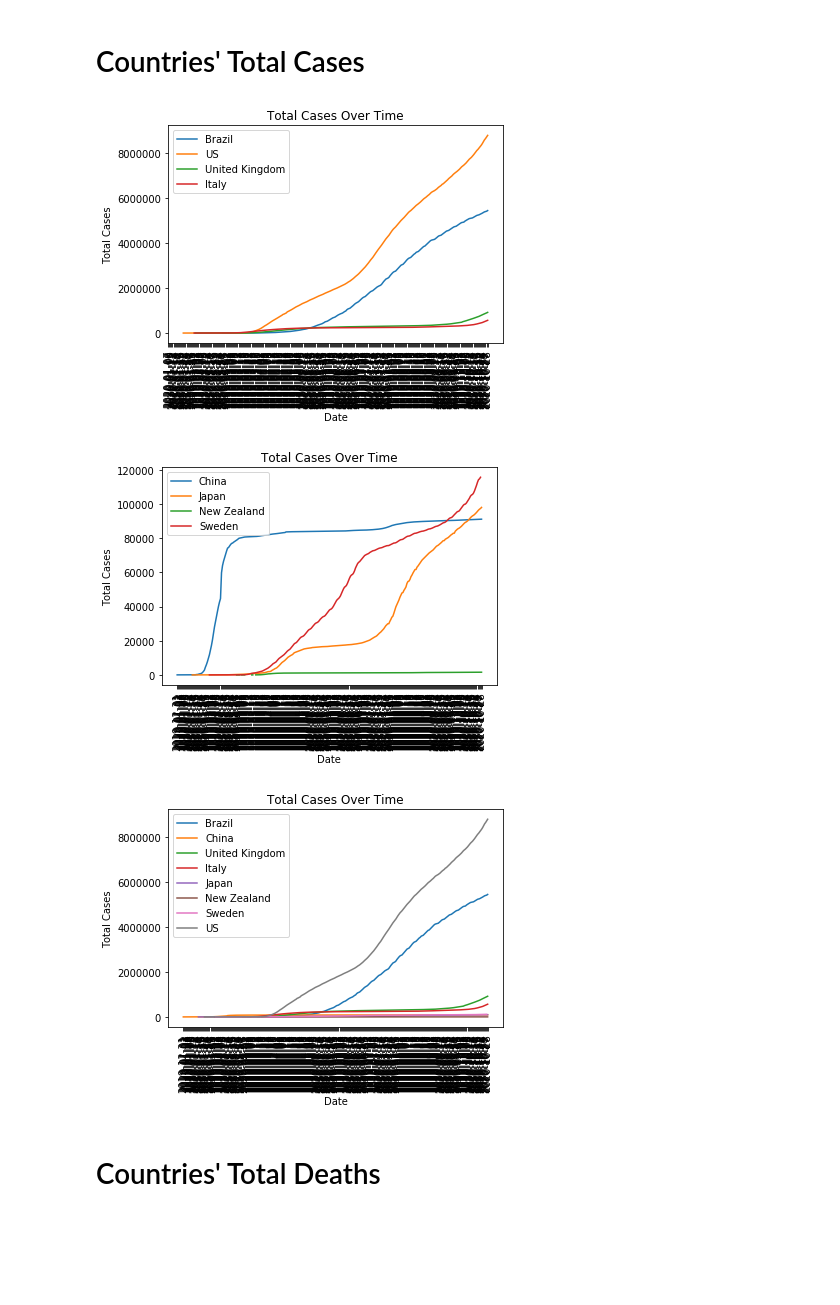
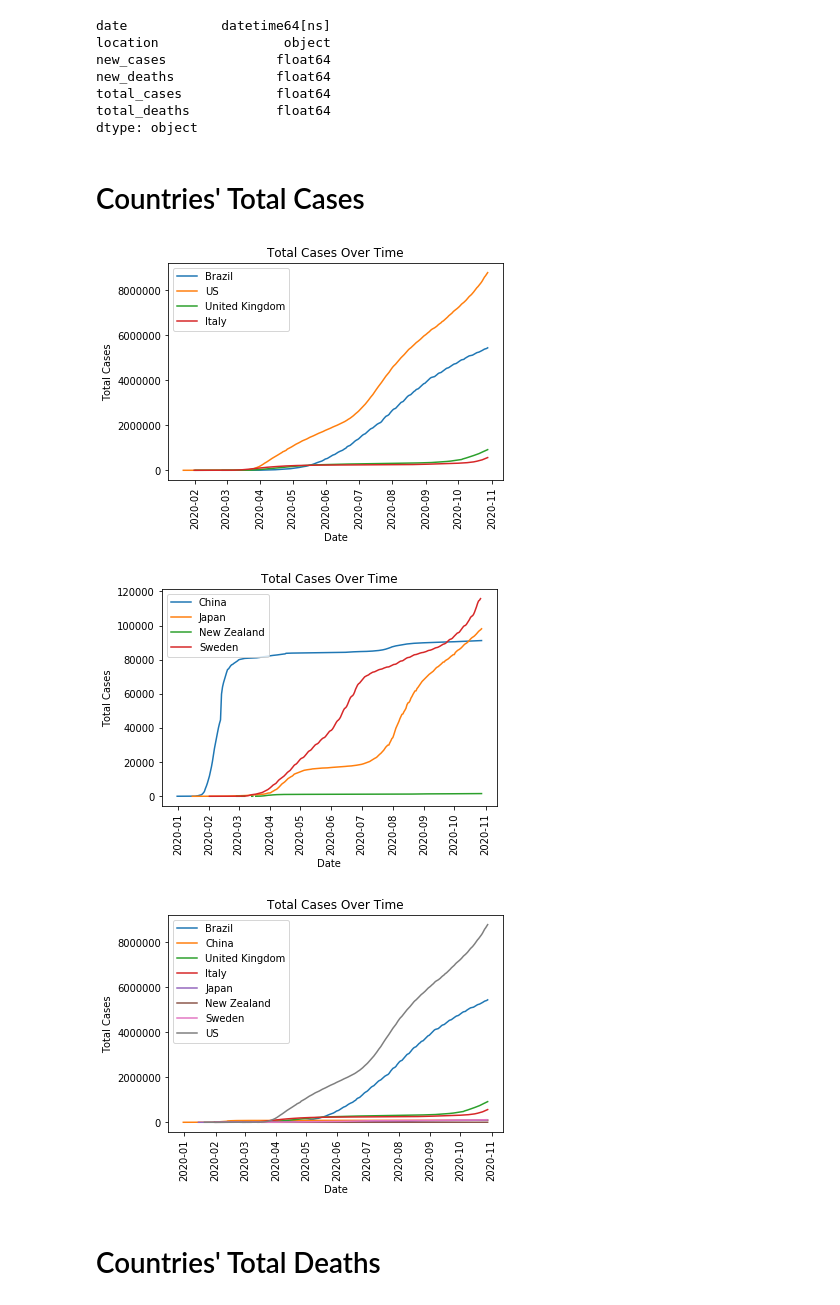
Before and after one commit to rejane-b/Project_1, a Jupyter notebook: Daily_Cases_Total_Cases.ipynb, the cells around one changed output. Saved outputs shown, nothing was run; the diff lists cells and outputs as text; code cells hidden in the pictures; blank space fills up the shorter version.

```diff
--- a/Daily_Cases_Total_Cases.ipynb
+++ b/Daily_Cases_Total_Cases.ipynb
@@ -15,6 +15,6 @@ import random
 # Read in CSV File
 cases_df = pd.read_csv("output_data/owid_clean.csv")
 
-# Preview CSV file
-cases_df.head()
+# Set DataFrame IndexPreview CSV file
+cases_df.set_index("location")
 # %% [output]
@@ -27,28 +35,42 @@ cases_df.head()
+# %%
+# convert object to datetime
+cases_df['date'] = pd.to_datetime(cases_df['date'], format='%Y-%m-%d')
+cases_df.dtypes
+# %% [output]
+date            datetime64[ns]
+location                object
+new_cases              float64
+new_deaths             float64
+total_cases            float64
+total_deaths           float64
+dtype: object
 # %% [markdown]
 # Countries' Total Cases
 # %%
+cases_df.set_index('location')
+
 fig, ax = plt.subplots()
 
 brazil = cases_df.loc[cases_df['location']=='Brazil']
 ax.plot(brazil['date'],brazil['total_cases'], label = 'Brazil')
 
 us = cases_df.loc[cases_df['location']=='United States']
 ax.plot(us['date'],us['total_cases'],label='US')
 
 uk = cases_df.loc[cases_df['location']=='United Kingdom']
 ax.plot(uk['date'],uk['total_cases'],label='United Kingdom')
 
 italy = cases_df.loc[cases_df['location']=='Italy']
 ax.plot(italy['date'],italy['total_cases'],label='Italy')
 
 plt.xticks(rotation='vertical')
 plt.title('Total Cases Over Time')
 plt.xlabel('Date')
 plt.ylabel('Total Cases')
 plt.legend()
 plt.show()
 # %% [output]
-[figure, old version]
+[figure, new version]
 # %%
 fig, ax = plt.subplots()
 
@@ -71,7 +93,7 @@ plt.ylabel('Total Cases')
 plt.legend()
 plt.show()
 # %% [output]
-[figure, old version]
+[figure, new version]
 # %%
 fig, ax = plt.subplots()
 
@@ -106,7 +128,7 @@ plt.ylabel('Total Cases')
 plt.legend()
 plt.show()
 # %% [output]
-[figure, old version]
+[figure, new version]
 # %% [markdown]
 # Countries' Total Deaths
 # %%
```
Also changed, not shown: parts of 3 cells of this notebook.
